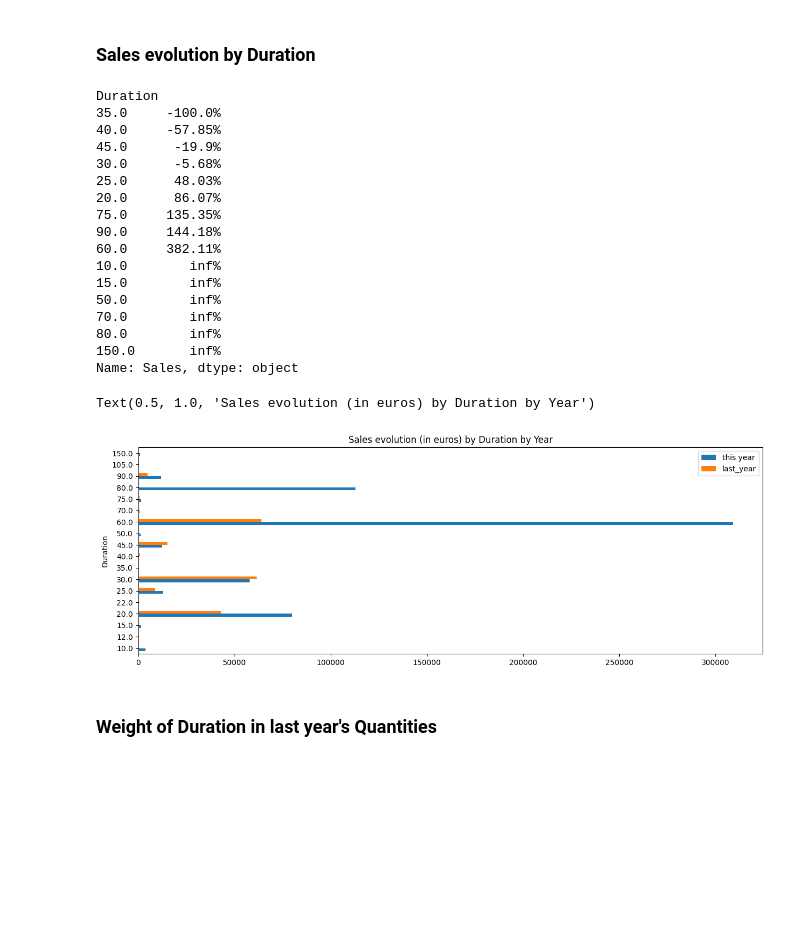
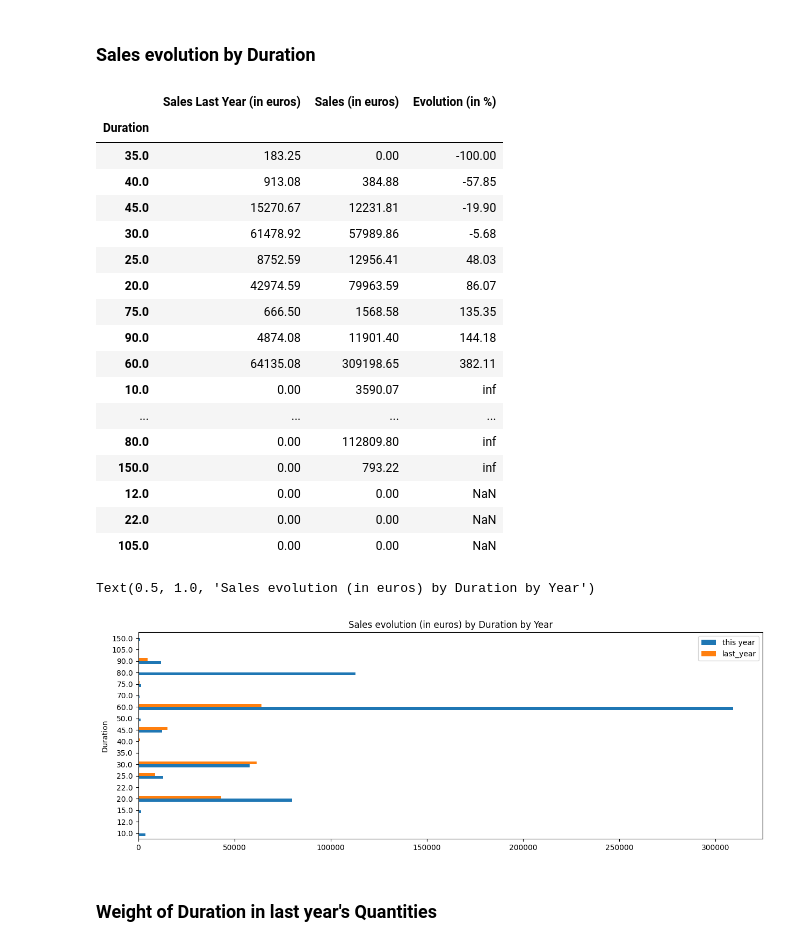
Before and after one commit to Alhuin/SmartBoxAnalysis, a Jupyter notebook: SmartBoxAnalysis.ipynb, the cells around one changed output. Cells and saved outputs as stored; diff of their text form; code cells hidden in the pictures; blank space fills up the shorter version.

```diff
--- a/SmartBoxAnalysis.ipynb
+++ b/SmartBoxAnalysis.ipynb
@@ -572,32 +578,31 @@ Text(0.5, 1.0, "Activity Durations (in minutes) repartition in this year's Sales
 # %% [markdown]
 ### Sales evolution by Duration
 # %%
-sales_by_duration_evo = pd.concat([sales_by_duration_last_year, sales_by_duration], axis=1)
-percentage = (sales_by_duration_evo[['Sales Last Year', 'Sales']].pct_change(axis=1)['Sales'] * 100).round(2)
-print(percentage.sort_values().dropna().map(str) + '%')
-
-df = pd.DataFrame({"this year": sales_by_duration, "last_year":sales_by_duration_last_year}, index=durations)
+percentage = pd.Series((sales_by_duration * 100 / sales_by_duration_last_year - 100).round(2), name="Evolution (in %)")
+display(pd.concat([sales_by_duration_last_year, sales_by_duration, percentage], axis=1).sort_values(by="Evolution (in %)"))
+df = pd.DataFrame({"this year": sales_by_duration, "last_year":sales_by_duration_last_year}, index=sales_by_duration.keys())
 ax = df.plot.barh(figsize=(15, 5))
 ax.set_title("Sales evolution (in euros) by Duration by Year")
 # %% [output]
+|  | Sales Last Year (in euros) | Sales (in euros) | Evolution (in %) |
+| Duration |  |  |  |
+| 35.0 | 183.25 | 0.00 | -100.00 |
+| 40.0 | 913.08 | 384.88 | -57.85 |
+| 45.0 | 15270.67 | 12231.81 | -19.90 |
+| 30.0 | 61478.92 | 57989.86 | -5.68 |
+| 25.0 | 8752.59 | 12956.41 | 48.03 |
+| 20.0 | 42974.59 | 79963.59 | 86.07 |
+| 75.0 | 666.50 | 1568.58 | 135.35 |
+| 90.0 | 4874.08 | 11901.40 | 144.18 |
+| 60.0 | 64135.08 | 309198.65 | 382.11 |
+| 10.0 | 0.00 | 3590.07 | inf |
+| ... | ... | ... | ... |
+| 80.0 | 0.00 | 112809.80 | inf |
+| 150.0 | 0.00 | 793.22 | inf |
+| 12.0 | 0.00 | 0.00 | NaN |
+| 22.0 | 0.00 | 0.00 | NaN |
+| 105.0 | 0.00 | 0.00 | NaN |
-Duration
-35.0     -100.0%
-40.0     -57.85%
-45.0      -19.9%
-30.0      -5.68%
-25.0      48.03%
-20.0      86.07%
-75.0     135.35%
-90.0     144.18%
-60.0     382.11%
-10.0        inf%
-15.0        inf%
-50.0        inf%
-70.0        inf%
-80.0        inf%
-150.0       inf%
-Name: Sales, dtype: object
+Text(0.5, 1.0, 'Sales evolution (in euros) by Duration by Year')
-Text(0.5, 1.0, 'Sales evolution (in euros) by Duration by Year')
 [figure]
 # %% [markdown]
 ### Weight of Duration in last year's Quantities
```
Also changed, not shown: parts of 3 cells of this notebook.
